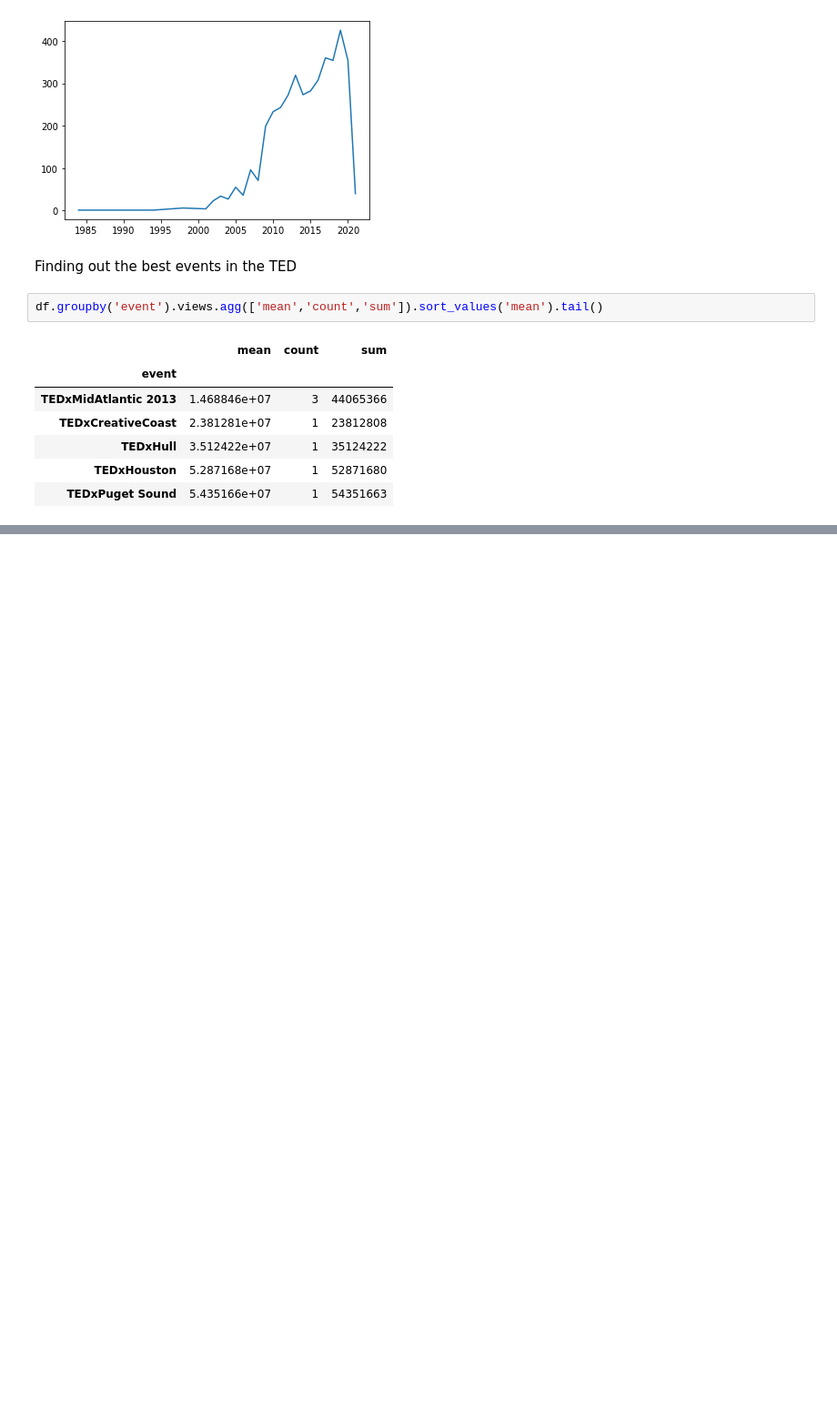
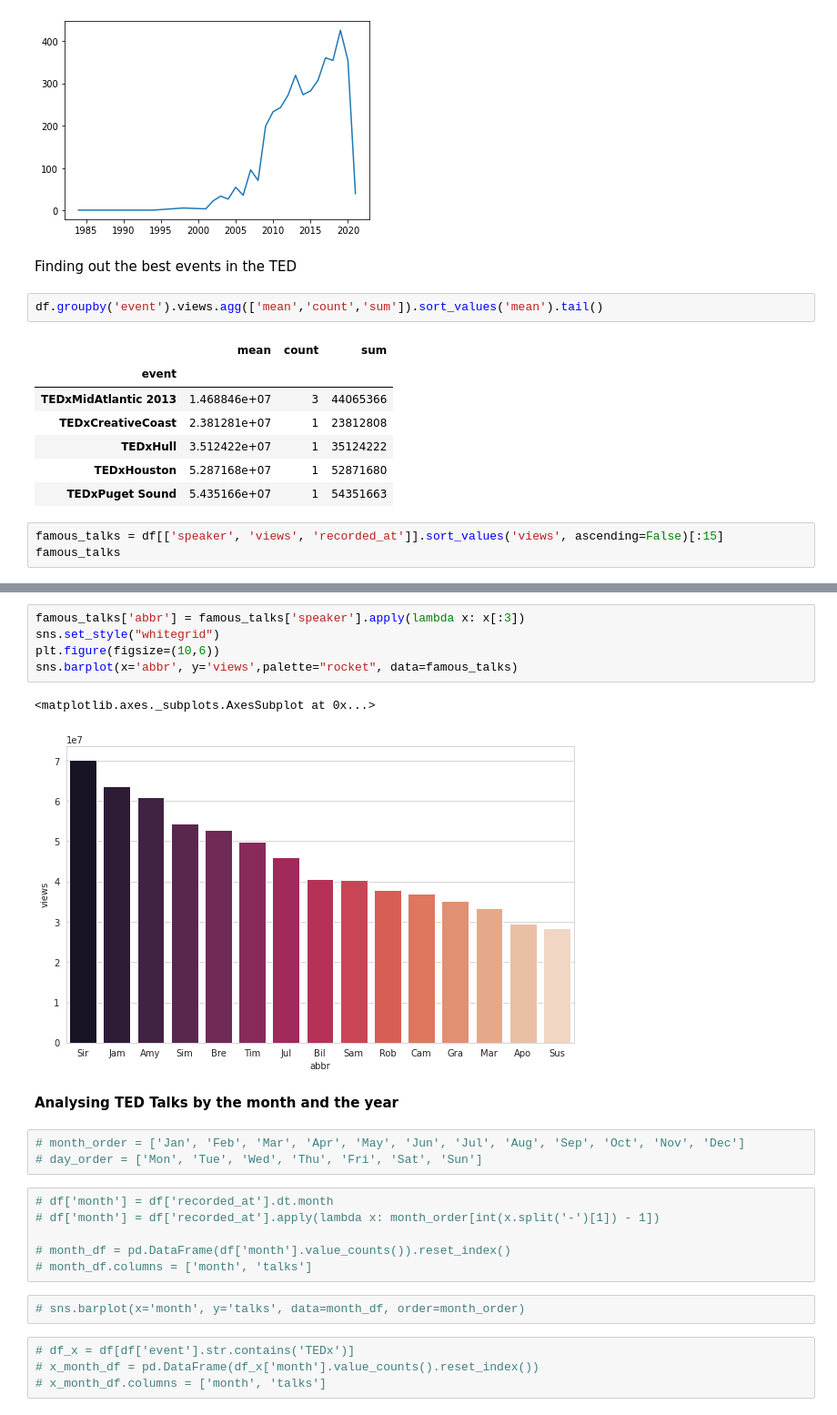
Before and after one commit to vaishakmk/TedTalk-Analysis, a Jupyter notebook: Viswamithra_ds.ipynb, the cells around one changed output, grey strips where cells are left out. Shown: that part at 91% size. Drawn from its saved outputs; the diff is of its cells as text; blank space fills up the shorter version.

Commit message:
Project Check In 2: Added most frequent ted talks

```diff
--- a/Viswamithra_ds.ipynb
+++ b/Viswamithra_ds.ipynb
@@ -224,3 +312,6 @@ df.groupby('event').views.agg(['mean','count','sum']).sort_values('mean').tail()
 | TEDxHull | 3.512422e+07 | 1 | 35124222 |
 | TEDxHouston | 5.287168e+07 | 1 | 52871680 |
 | TEDxPuget Sound | 5.435166e+07 | 1 | 54351663 |
+# %%
+famous_talks = df[['speaker', 'views', 'recorded_at']].sort_values('views', ascending=False)[:15]
+famous_talks
@@ -226,0 +335,25 @@ df.groupby('event').views.agg(['mean','count','sum']).sort_values('mean').tail()
+# %%
+famous_talks['abbr'] = famous_talks['speaker'].apply(lambda x: x[:3])
+sns.set_style("whitegrid")
+plt.figure(figsize=(10,6))
+sns.barplot(x='abbr', y='views',palette="rocket", data=famous_talks)
+# %% [output]
+<matplotlib.axes._subplots.AxesSubplot at 0x...>
+[figure, added]
+# %% [markdown]
+**Analysing TED Talks by the month and the year**
+# %%
+# month_order = ['Jan', 'Feb', 'Mar', 'Apr', 'May', 'Jun', 'Jul', 'Aug', 'Sep', 'Oct', 'Nov', 'Dec']
+# day_order = ['Mon', 'Tue', 'Wed', 'Thu', 'Fri', 'Sat', 'Sun']
+# %%
+# df['month'] = df['recorded_at'].dt.month
+# df['month'] = df['recorded_at'].apply(lambda x: month_order[int(x.split('-')[1]) - 1])
+
+# month_df = pd.DataFrame(df['month'].value_counts()).reset_index()
+# month_df.columns = ['month', 'talks']
+# %%
+# sns.barplot(x='month', y='talks', data=month_df, order=month_order)
+# %%
+# df_x = df[df['event'].str.contains('TEDx')]
+# x_month_df = pd.DataFrame(df_x['month'].value_counts().reset_index())
+# x_month_df.columns = ['month', 'talks']
```
Also changed, not shown: parts of 11 cells of this notebook, 5 other files.
